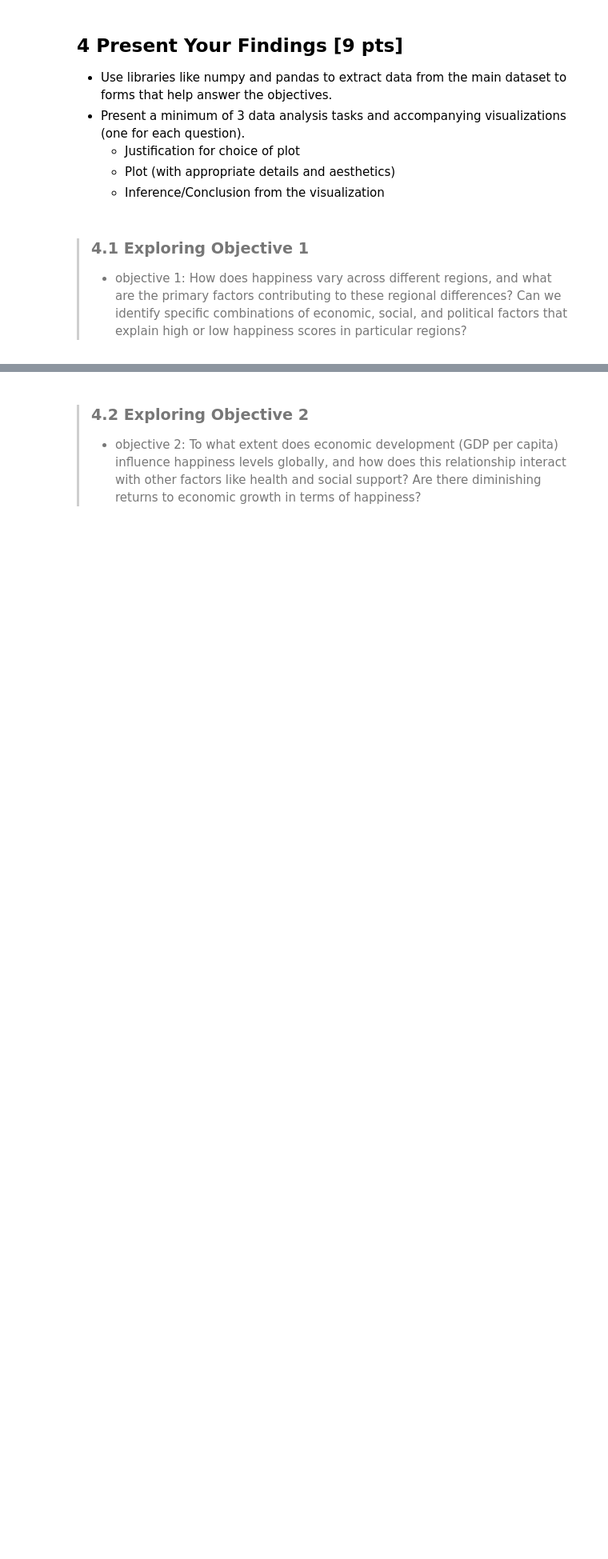
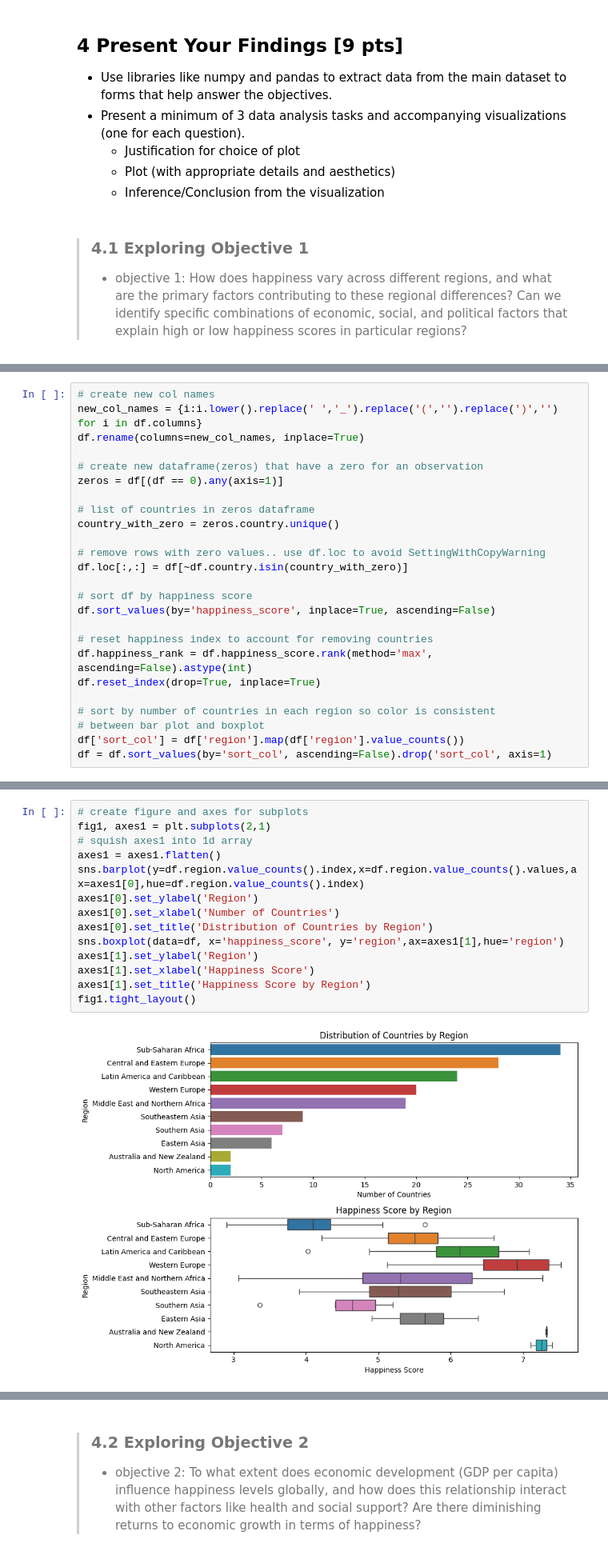
Before and after one commit to 0tv0renakniga/dsc_207_mini_project, a Jupyter notebook: mini_project.ipynb, the cells around one changed output, grey strips where cells are left out. Shown at 80% size. Drawn from its saved outputs; the diff is of its cells as text; blank space fills up the shorter version.

Commit message:
add plot for first part of observation 1

```diff
--- a/mini_project.ipynb
+++ b/mini_project.ipynb
@@ -194,0 +189,25 @@ link between corruption perception and happiness?
+# %%
+# create new col names
+new_col_names = {i:i.lower().replace(' ','_').replace('(','').replace(')','') for i in df.columns}
+df.rename(columns=new_col_names, inplace=True)
+
+# create new dataframe(zeros) that have a zero for an observation
+zeros = df[(df == 0).any(axis=1)]
+
+# list of countries in zeros dataframe
+country_with_zero = zeros.country.unique()
+
+# remove rows with zero values.. use df.loc to avoid SettingWithCopyWarning
+df.loc[:,:] = df[~df.country.isin(country_with_zero)]
+
+# sort df by happiness score
+df.sort_values(by='happiness_score', inplace=True, ascending=False)
+
+# reset happiness index to account for removing countries
+df.happiness_rank = df.happiness_score.rank(method='max', ascending=False).astype(int)
+df.reset_index(drop=True, inplace=True)
+
+# sort by number of countries in each region so color is consistent
+# between bar plot and boxplot
+df['sort_col'] = df['region'].map(df['region'].value_counts())
+df = df.sort_values(by='sort_col', ascending=False).drop('sort_col', axis=1)
@@ -198,0 +222,16 @@ link between corruption perception and happiness?
+# %%
+# create figure and axes for subplots
+fig1, axes1 = plt.subplots(2,1)
+# squish axes1 into 1d array
+axes1 = axes1.flatten()
+sns.barplot(y=df.region.value_counts().index,x=df.region.value_counts().values,ax=axes1[0],hue=df.region.value_counts().index)
+axes1[0].set_ylabel('Region')
+axes1[0].set_xlabel('Number of Countries')
+axes1[0].set_title('Distribution of Countries by Region')
+sns.boxplot(data=df, x='happiness_score', y='region',ax=axes1[1],hue='region')
+axes1[1].set_ylabel('Region')
+axes1[1].set_xlabel('Happiness Score')
+axes1[1].set_title('Happiness Score by Region')
+fig1.tight_layout()
+# %% [output]
+[figure, added]
```
Also changed, not shown: parts of 11 cells of this notebook.
